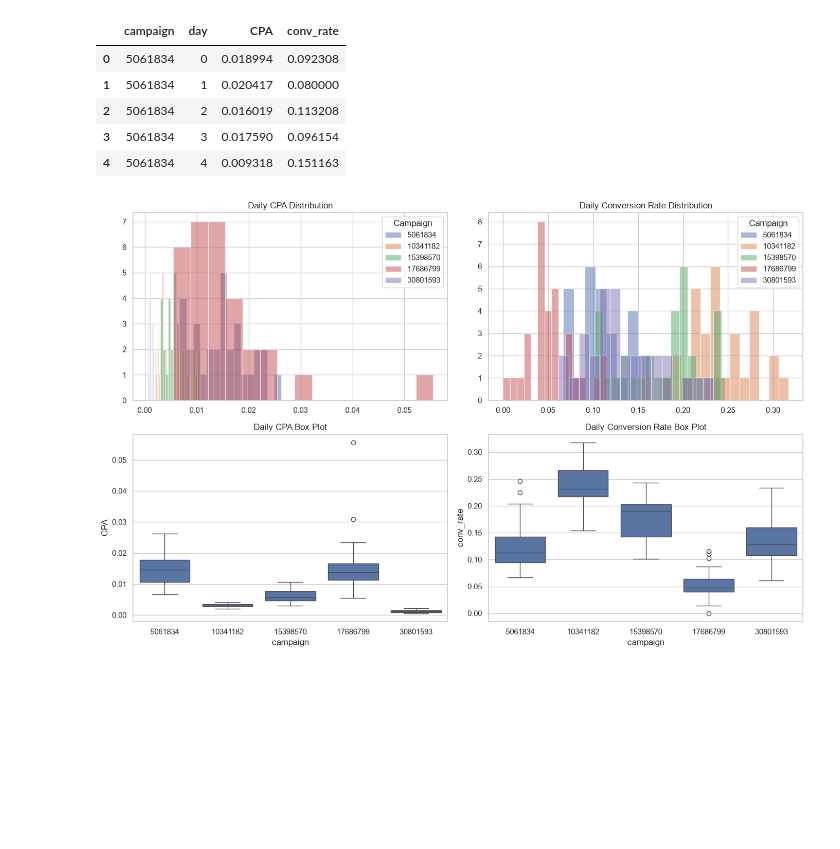
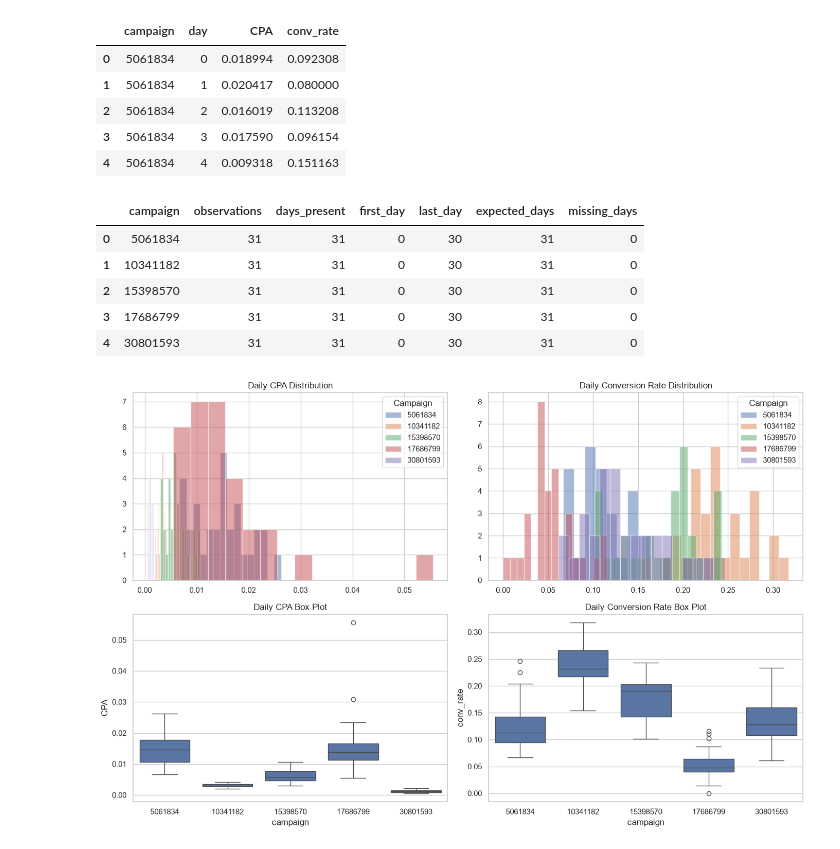
Before and after one commit to Marthaolukayode/lab-statistical-analysis, a Jupyter notebook: lab_statistical_analysis_STUDENT.ipynb, the cells around one changed output. Drawn from its saved outputs; the diff is of its cells as text; code cells hidden in the pictures; blank space fills up the shorter version.

```diff
--- a/lab_statistical_analysis_STUDENT.ipynb
+++ b/lab_statistical_analysis_STUDENT.ipynb
@@ -461,6 +487,38 @@ Daily observations: 155
 | 2 | 5061834 | 2 | 0.016019 | 0.113208 |
 | 3 | 5061834 | 3 | 0.017590 | 0.096154 |
 | 4 | 5061834 | 4 | 0.009318 | 0.151163 |
+# %%
+# Step 3.3a: Campaign observation and date coverage summary
+
+campaign_summary = (
+    daily_performance.groupby("campaign")
+    .agg(
+        observations=("day", "size"),
+        days_present=("day", "nunique"),
+        first_day=("day", "min"),
+        last_day=("day", "max")
+    )
+    .reset_index()
+)
+
+campaign_summary["expected_days"] = (
+    campaign_summary["last_day"]
+    - campaign_summary["first_day"]
+    + 1
+)
+
+campaign_summary["missing_days"] = (
+    campaign_summary["expected_days"] - campaign_summary["days_present"]
+)
+
+display(campaign_summary)
+# %% [output]
+|  | campaign | observations | days_present | first_day | last_day | expected_days | missing_days |
+| 0 | 5061834 | 31 | 31 | 0 | 30 | 31 | 0 |
+| 1 | 10341182 | 31 | 31 | 0 | 30 | 31 | 0 |
+| 2 | 15398570 | 31 | 31 | 0 | 30 | 31 | 0 |
+| 3 | 17686799 | 31 | 31 | 0 | 30 | 31 | 0 |
+| 4 | 30801593 | 31 | 31 | 0 | 30 | 31 | 0 |
 # %%
 
 # Step 3.4: Visualise daily CPA and conversion rate distributions
```
Also changed, not shown: parts of 1 cell of this notebook, 1 other file.
